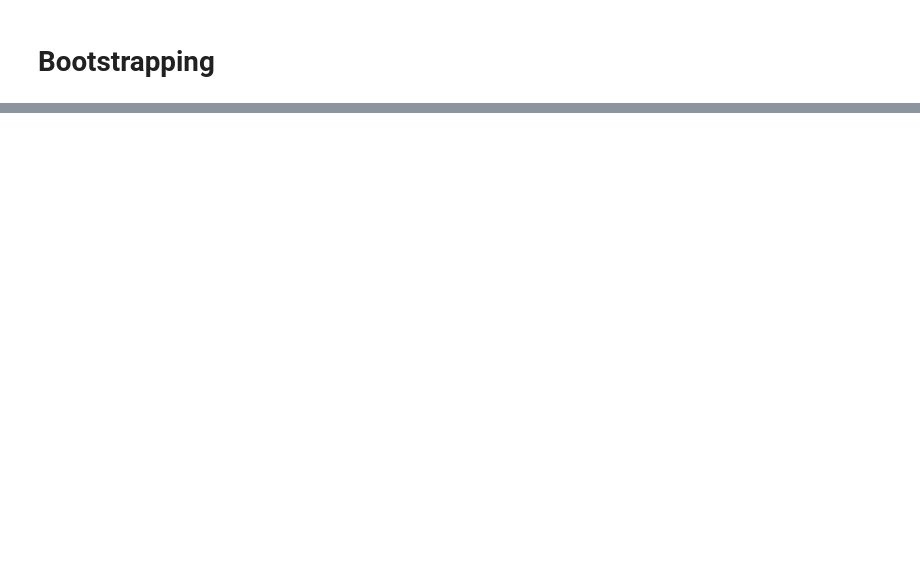
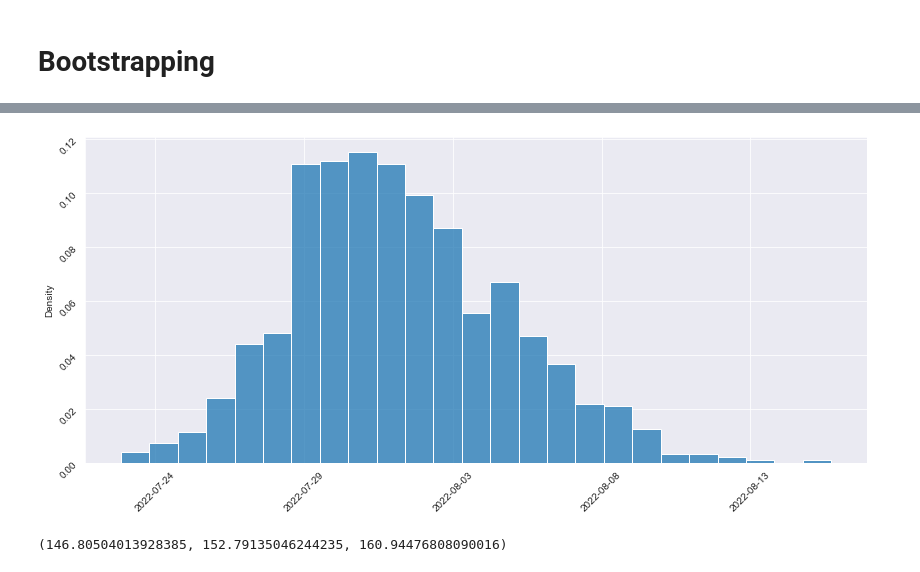
Before and after one commit to raproth/jupyternotebooks, a Jupyter notebook: ProbLinReg/propRegression.ipynb, the cells around one changed output, grey strips where cells are left out. Drawn from its saved outputs; the diff is of its cells as text; code cells hidden in the pictures; blank space fills up the shorter version.

```diff
--- a/ProbLinReg/propRegression.ipynb
+++ b/ProbLinReg/propRegression.ipynb
@@ -212,0 +298,20 @@ ax.tick_params(labelrotation=45)
+# %%
+@plt.FuncFormatter
+def fake_dates(x, pos):
+    return num2ts(x).strftime('%Y-%m-%d')
+
+fig, ax = plt.subplots()
+sns.histplot(boot_tlim, kde=False,stat = "density", ax = ax)
+
+# here's the magic:
+ax.xaxis.set_major_formatter(fake_dates)
+
+# legible labels
+ax.tick_params(labelrotation=45)
+# %% [output]
+[figure, added]
+# %%
+xstart,median,xend = np.percentile(boot_tlim, [2.5,50,97.5])
+xstart,median,xend
+# %% [output]
+(146.80504013928385, 152.79135046244235, 160.94476808090016)
```
Also changed, not shown: parts of 15 cells of this notebook.
